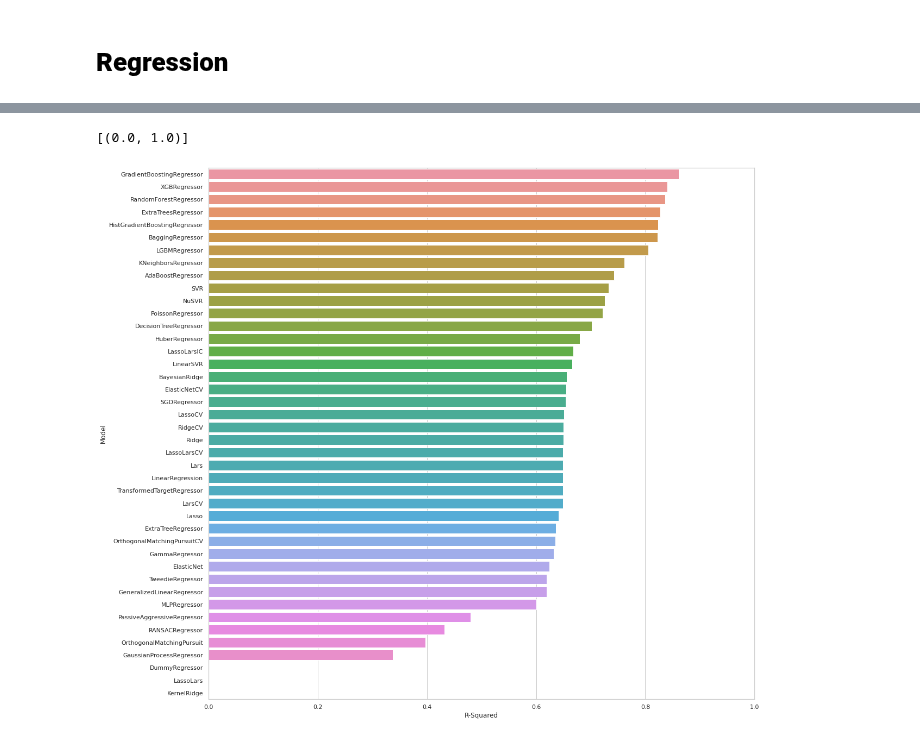
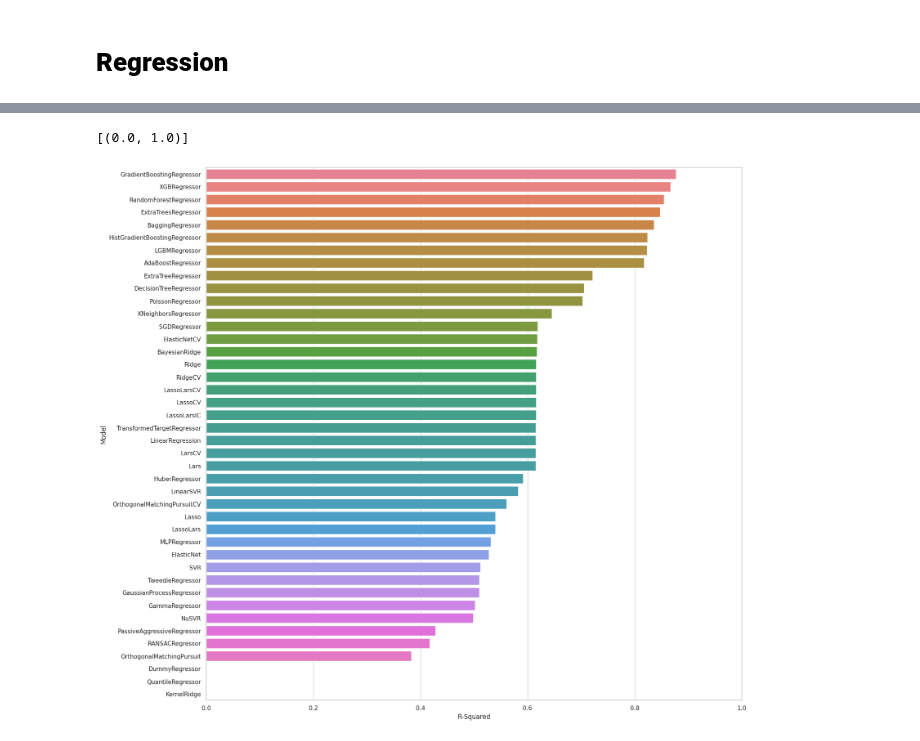
Before and after one commit to Frenz86/machine-learning-course, a Jupyter notebook: python/Lez12/4_Lazypredict.ipynb, the cells around one changed output, grey strips where cells are left out. Saved outputs shown, nothing was run; the diff lists cells and outputs as text; code cells hidden in the pictures.

```diff
--- a/python/Lez12/4_Lazypredict.ipynb
+++ b/python/Lez12/4_Lazypredict.ipynb
@@ -127,11 +133,14 @@ from lazypredict.Supervised import LazyRegressor
 from sklearn import datasets
 from sklearn.utils import shuffle
 import numpy as np
-
+import pandas as pd
 # Load dataset
-boston = datasets.load_boston()
-X, y = shuffle(boston.data, boston.target, random_state=667)
-
+path = "https://frenzy86.s3.eu-west-2.amazonaws.com/IFAO/boston_houses.csv"
+data = pd.read_csv(path)
+data.rename(columns={'MEDV': 'Price'}, inplace=True)
+target = 'Price'
+X = data.drop(columns=[target])
+y = data[target]
 # Data split
 X_train, X_test, y_train, y_test = train_test_split(X, y,test_size=0.2,random_state =667)
 
@@ -183,14 +237,14 @@ plt.xticks(rotation=90)
 # %%
 import matplotlib.pyplot as plt
 import seaborn as sns
 
 models_r["R-Squared"] = [0 if i < 0 else i for i in models_r.iloc[:,0] ]
 
 
 plt.figure(figsize=(18, 18))
 sns.set_theme(style="whitegrid")
-ax = sns.barplot(y=models_r.index, x="R-Squared", data=models_r)
+ax = sns.barplot(y=models_r.index, x="R-Squared", data=models_r,hue=models_r.index)
 ax.set(xlim=(0, 1))
 # %% [output]
 [(0.0, 1.0)]
-[figure, old version]
+[figure, new version]
```
Also changed, not shown: parts of 8 cells of this notebook, 1 other file.
